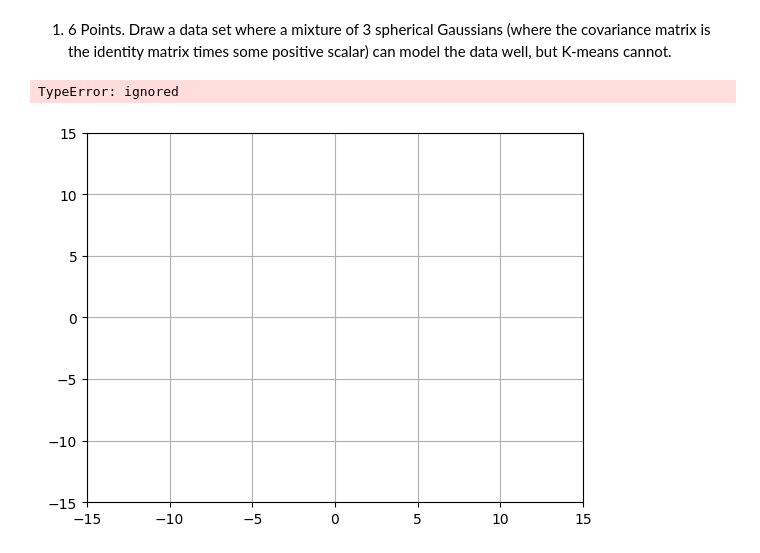
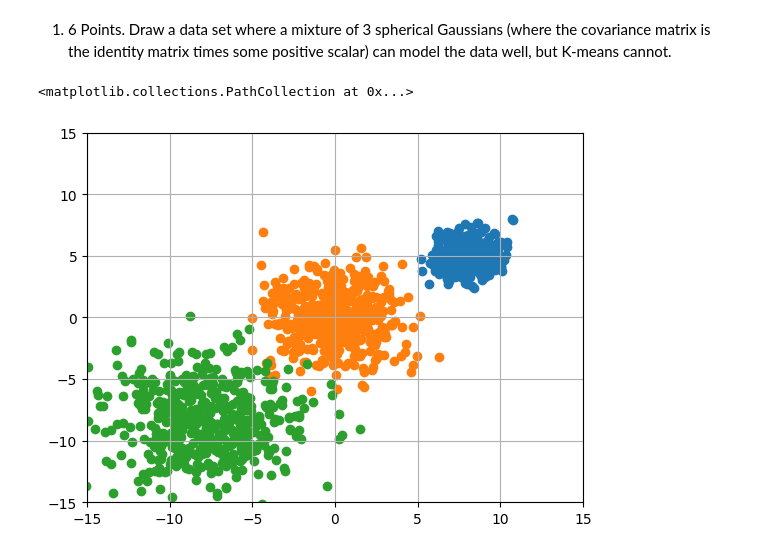
Before and after one commit to sharathchandra04/MLlearning, a Jupyter notebook: clustreing.ipynb, the cells around one changed output. Cells and saved outputs as stored; diff of their text form; code cells hidden in the pictures.

```diff
--- a/clustreing.ipynb
+++ b/clustreing.ipynb
@@ -10,20 +10,22 @@ the identity matrix times some positive scalar) can model the data well, but K-m
 # %%
 import tensorflow as tf
 import tensorflow_probability as tfp
+import matplotlib.pyplot as plt
+import numpy as np
 import matplotlib.pyplot as plt
 
 plt.grid()
 plt.xlim([-15, 15])
 plt.ylim([-15, 15])
-spherical_1 = tfp.distributions.MultivariateNormalDiag(loc=[8.0, 5.0], scale_identity_multiplier=1.0)
+spherical_1 = tfp.distributions.MultivariateNormalDiag(loc=[8.0, 5.0], scale_diag=[1, 1])
 data_spherical = spherical_1.sample(500)
 plt.scatter(data_spherical[:, 0], data_spherical[:, 1])
-spherical_2 = tfp.distributions.MultivariateNormalDiag(loc=[0, 0],scale_identity_multiplier=2.0)
+spherical_2 = tfp.distributions.MultivariateNormalDiag(loc=[0, 0],scale_diag=[2, 2])
 data_spherical_2 = spherical_2.sample(500)
 plt.scatter(data_spherical_2[:, 0], data_spherical_2[:, 1])
-spherical_3 = tfp.distributions.MultivariateNormalDiag(loc=[-8.0, -8.0],scale_identity_multiplier=3.0)
+spherical_3 = tfp.distributions.MultivariateNormalDiag(loc=[-8.0, -8.0],scale_diag=[3, 3])
 data_spherical_3 = spherical_3.sample(500)
 plt.scatter(data_spherical_3[:, 0], data_spherical_3[:, 1],)
 # %% [output]
-TypeError: ignored
+<matplotlib.collections.PathCollection at 0x...>
-[figure, old version]
+[figure, new version]
```
